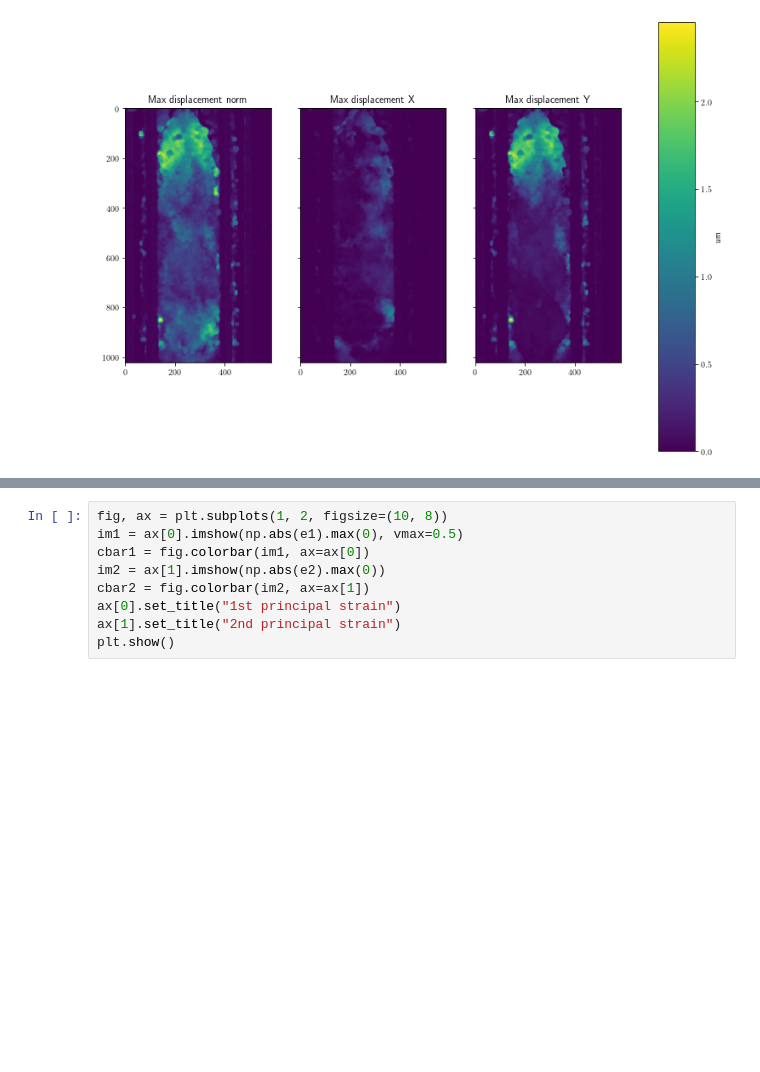
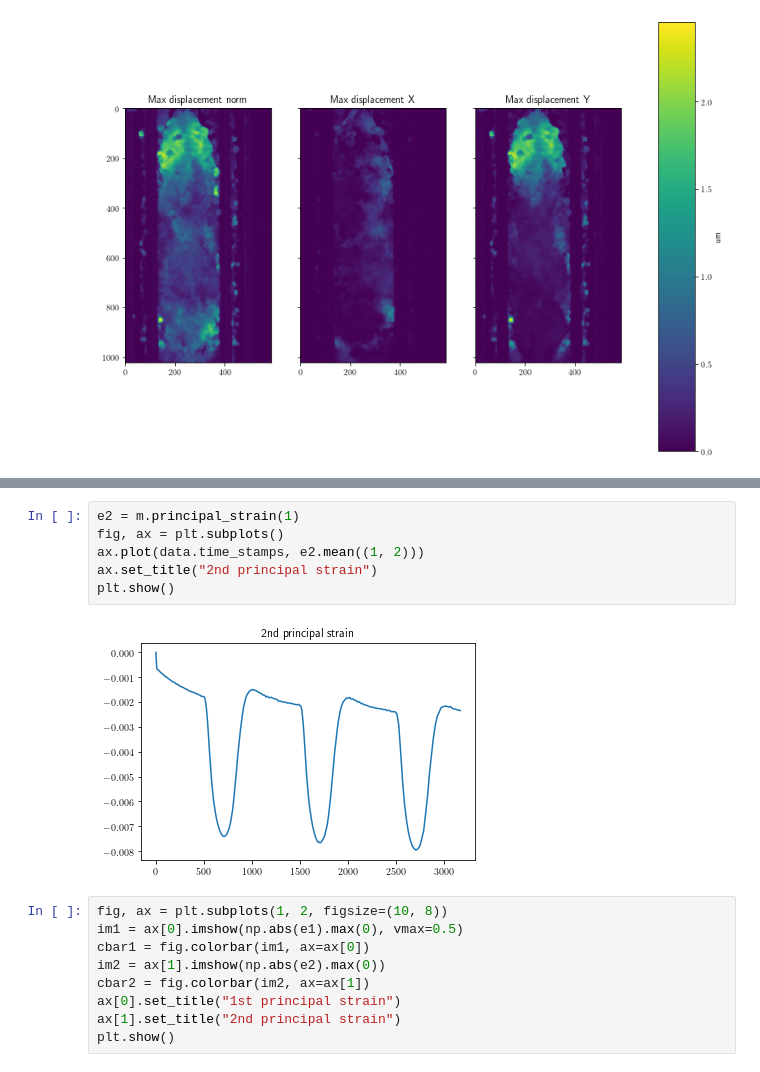
Before and after one commit to ComputationalPhysiology/mps_motion, a Jupyter notebook: demo/demo.ipynb, the cells around one changed output, grey strips where cells are left out. Saved outputs shown, nothing was run; the diff lists cells and outputs as text; blank space fills up the shorter version.

```diff
--- a/demo/demo.ipynb
+++ b/demo/demo.ipynb
@@ -92,3 +99,11 @@ e2 = m.principal_strain(1)
+# %%
+e2 = m.principal_strain(1)
+fig, ax = plt.subplots()
+ax.plot(data.time_stamps, e2.mean((1, 2)))
+ax.set_title("2nd principal strain")
+plt.show()
+# %% [output]
+[figure, added]
 # %%
 fig, ax = plt.subplots(1, 2, figsize=(10, 8))
 im1 = ax[0].imshow(np.abs(e1).max(0), vmax=0.5)
```
Also changed, not shown: parts of 6 cells of this notebook.
